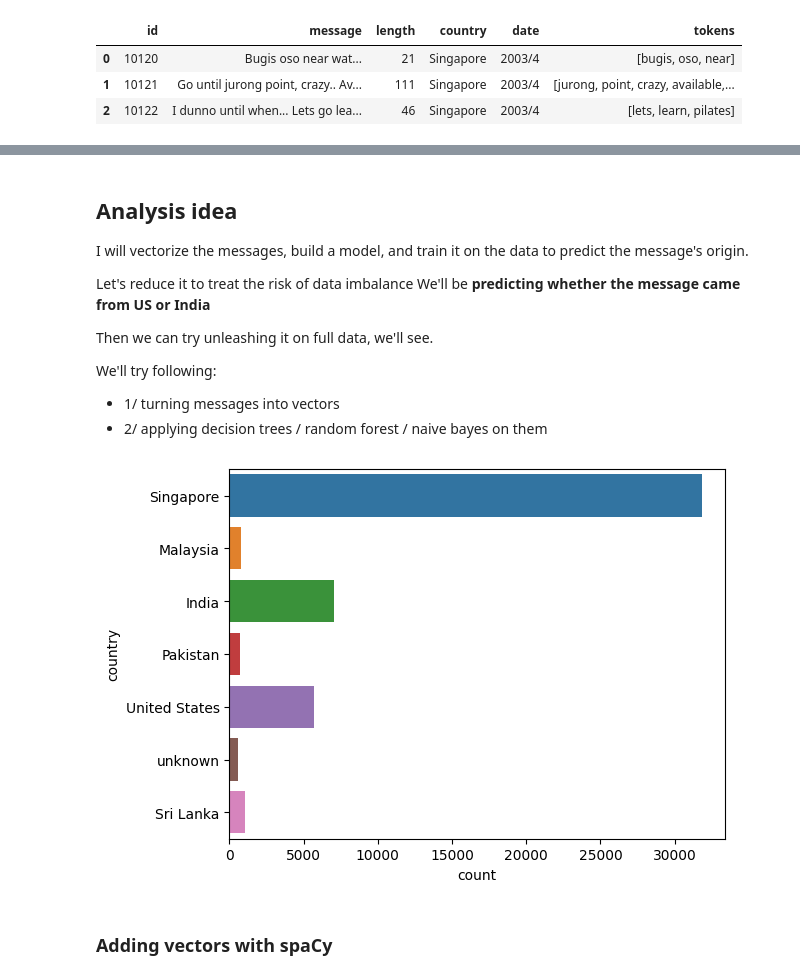
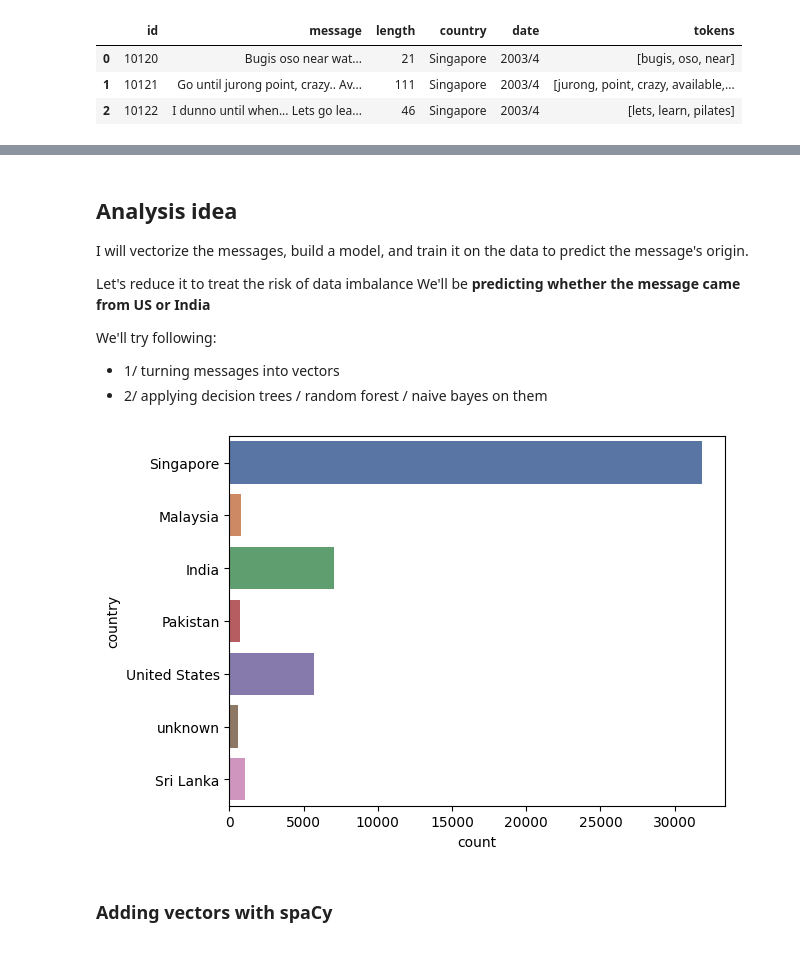
Before and after one commit to treefungus/Codecademy_projects, a Jupyter notebook: NLP/NLP.ipynb, the cells around one changed output, grey strips where cells are left out. Cells and saved outputs as stored; diff of their text form; code cells hidden in the pictures.

```diff
--- a/NLP/NLP.ipynb
+++ b/NLP/NLP.ipynb
@@ -263,16 +303,14 @@ I will vectorize the messages, build a model, and train it on the data to predic
 Let's reduce it to treat the risk of data imbalance
 We'll be **predicting whether the message came from US or India**
 
-Then we can try unleashing it on full data, we'll see.
-
 We'll try following:
 * 1/ turning messages into vectors
 * 2/ applying decision trees / random forest / naive bayes on them
 # %%
-sns.countplot(y="country", data=filtered_countries)
+sns.countplot(y="country", data=filtered_countries, hue="country", palette="deep")
 plt.show()
 # %% [output]
-[figure, old version]
+[figure, new version]
 # %% [markdown]
 ### Adding vectors with spaCy
 # %%
```
Also changed, not shown: parts of 30 cells of this notebook, 1 other file.
